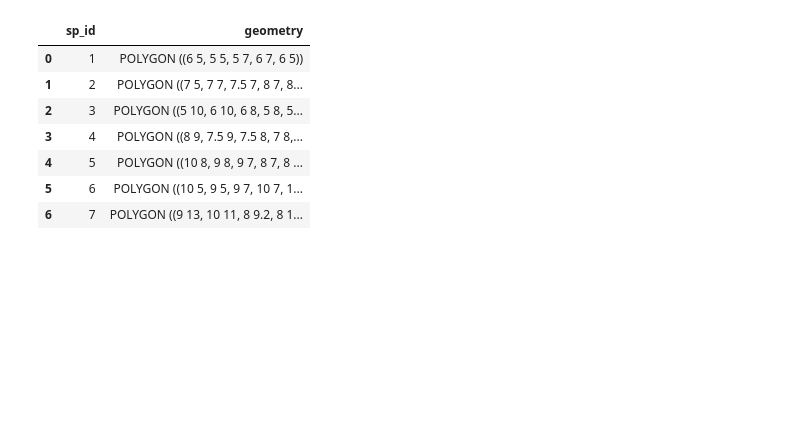
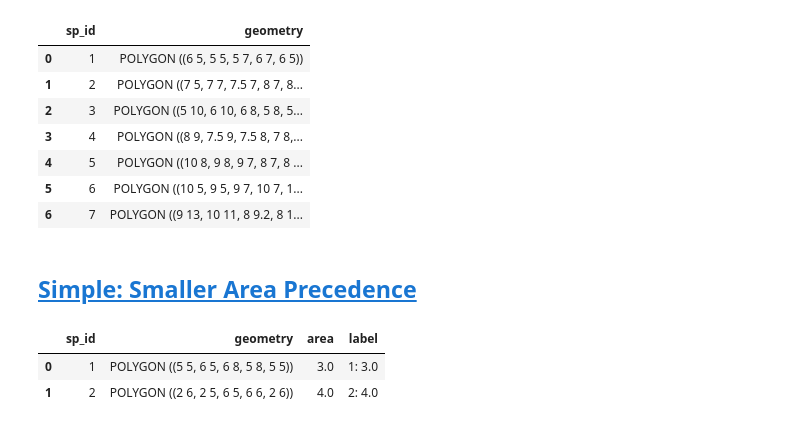
Before and after one commit to abreunig-clgx/superparcels, a Jupyter notebook: clustering/mre/remove_overlaps.ipynb, the cells around one changed output. Saved outputs shown, nothing was run; the diff lists cells and outputs as text; code cells hidden in the pictures; blank space fills up the shorter version.

```diff
--- a/clustering/mre/remove_overlaps.ipynb
+++ b/clustering/mre/remove_overlaps.ipynb
@@ -125,3 +148,17 @@ display(gdf_cleaned)
 | 4 | 5 | POLYGON ((10 8, 9 8, 9 7, 8 7, 8 ... |
 | 5 | 6 | POLYGON ((10 5, 9 5, 9 7, 10 7, 1... |
 | 6 | 7 | POLYGON ((9 13, 10 11, 8 9.2, 8 1... |
+# %% [markdown]
+## <a id='toc1_3_'></a>[Simple: Smaller Area Precedence](#toc0_)
+# %%
+p1 = Polygon(coords=[(5,5),(6,5),(6,8),(5,8)], data={'sp_id': 1})
+p2 = Polygon(coords=[(2,6),(2,5),(6,5),(6,6)], data={'sp_id': 2})
+
+gdf = pd.concat([p.to_gdf() for p in [p1, p2]], ignore_index=True)
+gdf['area'] = gdf.geometry.area
+gdf['label'] = gdf['sp_id'].astype(str) + ': ' + gdf['area'].astype(str)
+gdf
+# %% [output]
+|  | sp_id | geometry | area | label |
+| 0 | 1 | POLYGON ((5 5, 6 5, 6 8, 5 8, 5 5)) | 3.0 | 1: 3.0 |
+| 1 | 2 | POLYGON ((2 6, 2 5, 6 5, 6 6, 2 6)) | 4.0 | 2: 4.0 |
```
Also changed, not shown: parts of 13 cells of this notebook, 4 other files.
